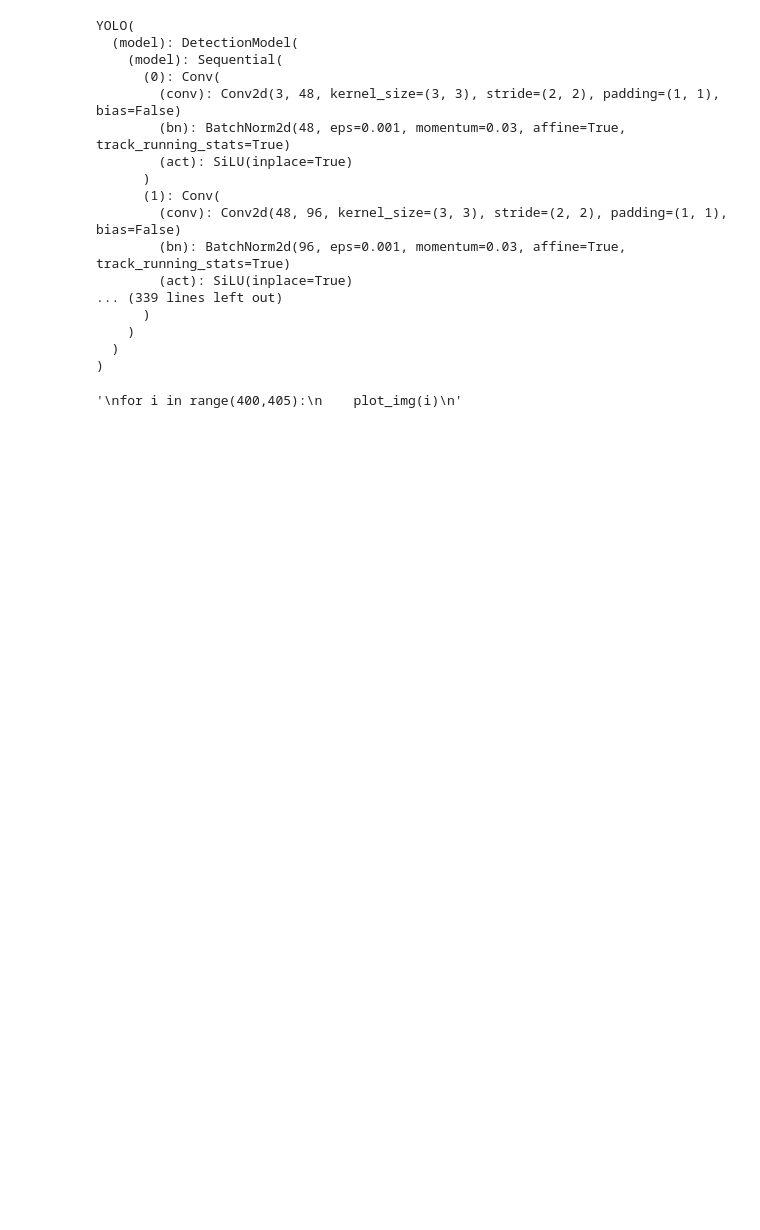
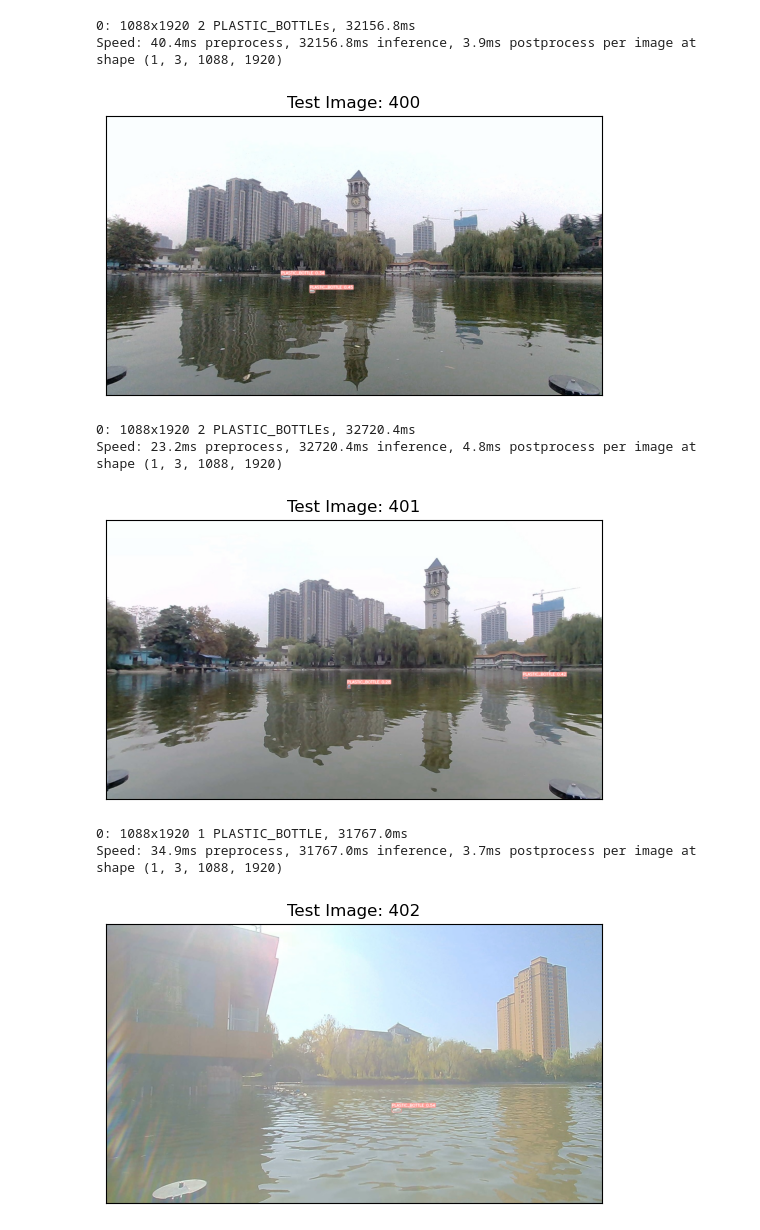
Before and after one commit to kevin-le1/CV_Final_Project, a Jupyter notebook: obj_det_gpu/test.ipynb, the cells around one changed output. Cells and saved outputs as stored; diff of their text form; code cells hidden in the pictures; blank space fills up the shorter version.

```diff
--- a/obj_det_gpu/test.ipynb
+++ b/obj_det_gpu/test.ipynb
@@ -25,53 +9,44 @@ DatasetDict({
 # %%
 from PIL import Image
 from matplotlib import pyplot as plt
 from ultralytics import YOLO
 import torch
 
-# Step 1: Define the YOLO Model Architecture
-model = YOLO('/Users/kevin/Desktop/cv/final_project/obj_det2/results3/results2/train/weights/best.pt')  # Initialize your YOLO model
+# define the YOLO Model Architecture
+model = YOLO('/Users/kevin/Desktop/cv/final_project/obj_det_gpu/results3/train/weights/best.pt')  # Initialize your YOLO model
 
 # layers of model
-print(model)
+# print(model)
+
 
 def plot_img(val):
     img = dataset['test'][val]['image']
 
     pred = model.predict(img)[0]
-    print(pred.boxes)
+    # plotting the image with bounding boxes
 
-    # plotting the image with bounding boxes
     pred = pred.plot(line_width=1)
 
     # convert from BGR to RGB
     pred_rgb = pred[..., ::-1]
     pred_img = Image.fromarray(pred_rgb)
 
     plt.imshow(pred_img)
     plt.title(f'Test Image: {val}')
     plt.xticks([])
     plt.yticks([])
     plt.show()
-'''
+
+# prediction of 5 images
 for i in range(400,405):
     plot_img(i)
-'''
 # %% [output]
-YOLO(
-  (model): DetectionModel(
-    (model): Sequential(
-      (0): Conv(
-        (conv): Conv2d(3, 48, kernel_size=(3, 3), stride=(2, 2), padding=(1, 1), bias=False)
-        (bn): BatchNorm2d(48, eps=0.001, momentum=0.03, affine=True, track_running_stats=True)
-        (act): SiLU(inplace=True)
-      )
-      (1): Conv(
-        (conv): Conv2d(48, 96, kernel_size=(3, 3), stride=(2, 2), padding=(1, 1), bias=False)
-        (bn): BatchNorm2d(96, eps=0.001, momentum=0.03, affine=True, track_running_stats=True)
-        (act): SiLU(inplace=True)
-... (339 lines left out)
-      )
-    )
-  )
-)
+0: 1088x1920 2 PLASTIC_BOTTLEs, 32156.8ms
+Speed: 40.4ms preprocess, 32156.8ms inference, 3.9ms postprocess per image at shape (1, 3, 1088, 1920)
+[figure, added]
-'\nfor i in range(400,405):\n    plot_img(i)\n'
+0: 1088x1920 2 PLASTIC_BOTTLEs, 32720.4ms
+Speed: 23.2ms preprocess, 32720.4ms inference, 4.8ms postprocess per image at shape (1, 3, 1088, 1920)
+[figure, added]
+0: 1088x1920 1 PLASTIC_BOTTLE, 31767.0ms
+Speed: 34.9ms preprocess, 31767.0ms inference, 3.7ms postprocess per image at shape (1, 3, 1088, 1920)
+[figure, added]
```
Also changed, not shown: parts of 2 cells of this notebook, 8 other files.
